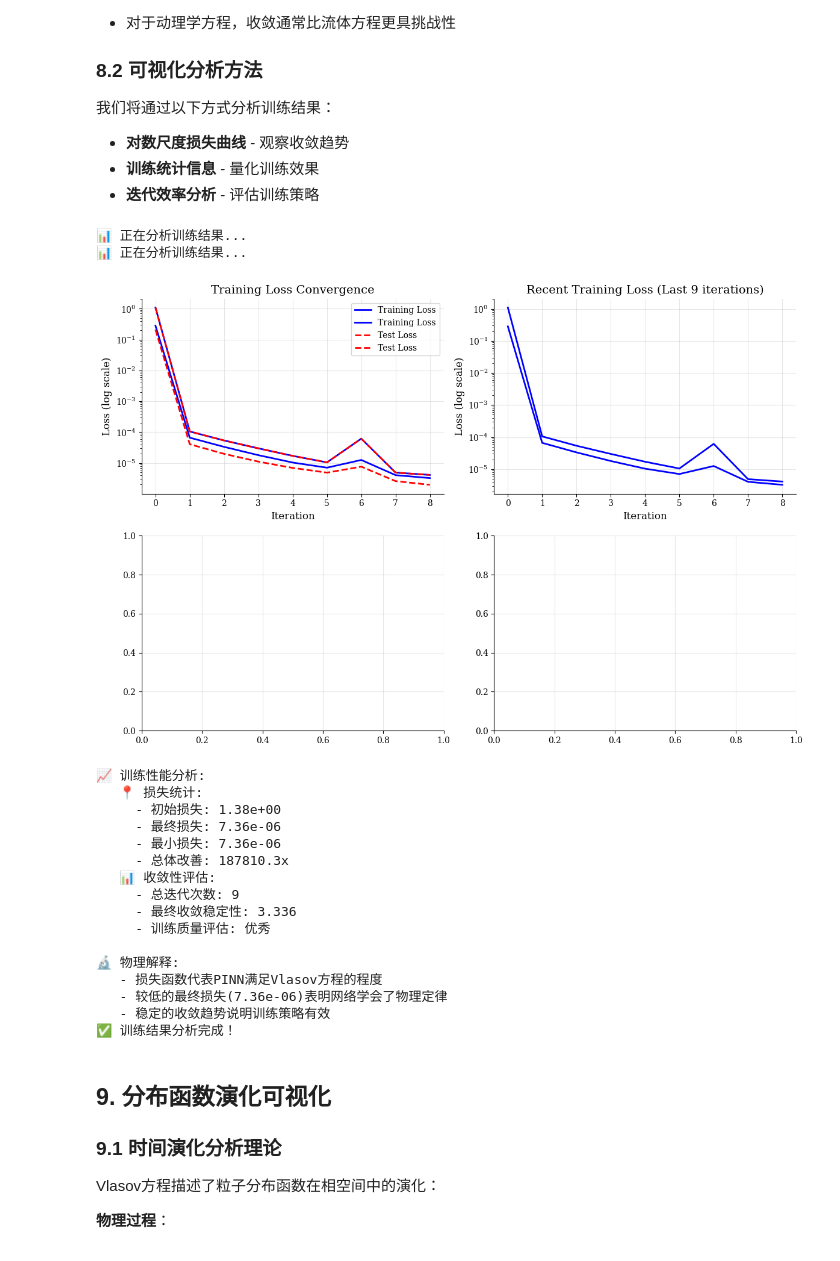
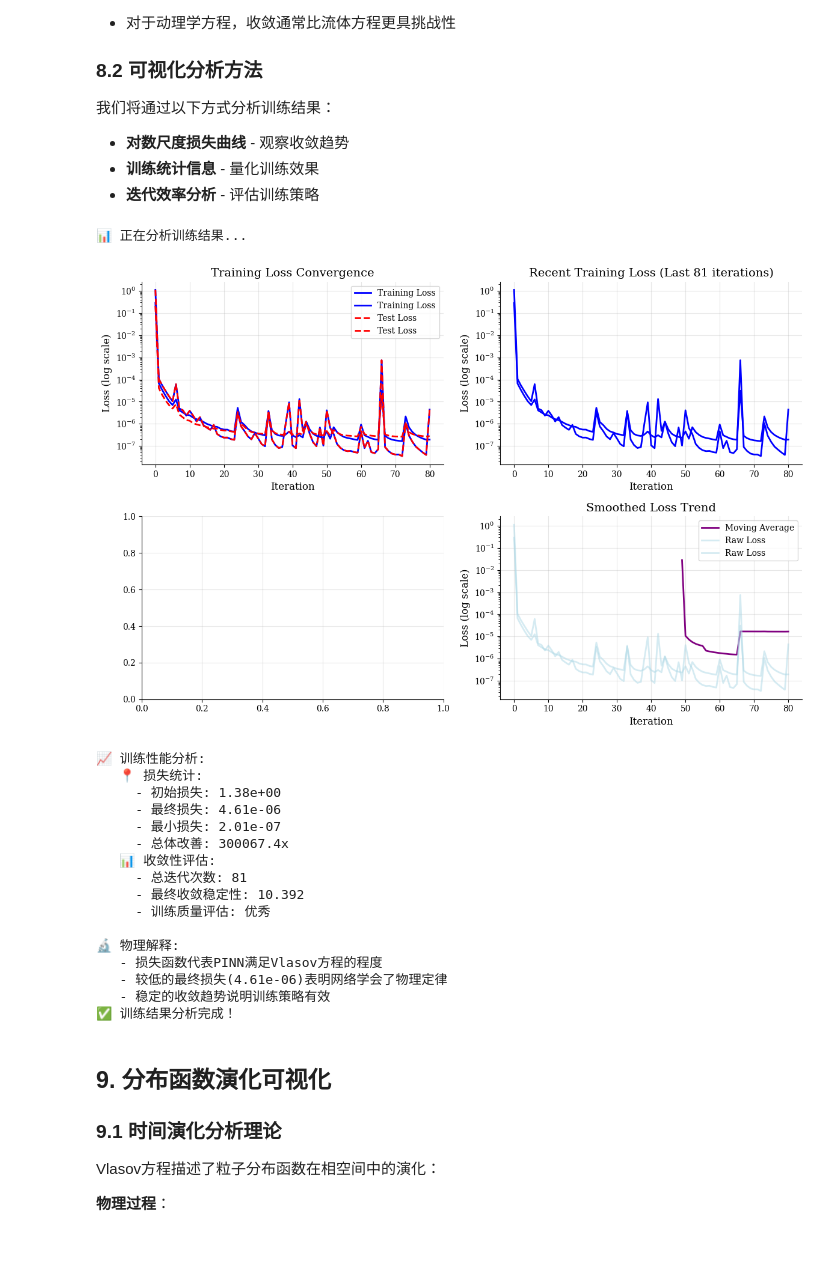
Before and after one commit to Michael-Jackson666/deepxde-learn, a Jupyter notebook: learn/tutorial/vlasov_poisson_tutorial.ipynb, the cells around one changed output. Cells and saved outputs as stored; diff of their text form; code cells hidden in the pictures.

```diff
--- a/learn/tutorial/vlasov_poisson_tutorial.ipynb
+++ b/learn/tutorial/vlasov_poisson_tutorial.ipynb
@@ -547,7 +547,7 @@ start_time = time.time()
 
 # 使用Adam优化器进行训练
 model.compile("adam", lr=0.001)
-losshistory, train_state = model.train(iterations=8000)
+losshistory, train_state = model.train(iterations=80000)
 
 # 训练完成
 train_time = time.time() - start_time
@@ -666,8 +666,10 @@ else:
     # 计算移动平均
     if len(losshistory.loss_train) > 50:
         moving_avg_window = 50
-        moving_avg = np.convolve(losshistory.loss_train,
-                               np.ones(moving_avg_window)/moving_avg_window, mode='valid')
+        moving_avg = np.convolve(
+            [float(np.sum(loss)) if hasattr(loss, '__len__') else float(loss) for loss in losshistory.loss_train],
+            np.ones(moving_avg_window)/moving_avg_window, mode='valid'
+        )
         plt.semilogy(range(moving_avg_window-1, len(losshistory.loss_train)),
                     moving_avg, 'purple', linewidth=2, label='Moving Average')
         plt.semilogy(losshistory.loss_train, 'lightblue', alpha=0.5, label='Raw Loss')
@@ -696,49 +698,48 @@ else:
     print(f"     - 最小损失: {min_loss:.2e}")
     print(f"     - 总体改善: {(initial_loss/final_loss):.1f}x")
 
     # 收敛性评估
     recent_stability = np.std(losshistory.loss_train[-100:]) / np.mean(losshistory.loss_train[-100:])
     print(f"   📊 收敛性评估:")
     print(f"     - 总迭代次数: {len(losshistory.loss_train):,}")
     print(f"     - 最终收敛稳定性: {recent_stability:.3f}")
 
     # 训练质量评估
     if final_loss < 1e-3:
         quality = "优秀"
     elif final_loss < 1e-2:
         quality = "良好"
     elif final_loss < 1e-1:
         quality = "一般"
     else:
         quality = "需要改进"
 
     print(f"     - 训练质量评估: {quality}")
 
     # 物理意义解释
     print(f"\n🔬 物理解释:")
     print(f"   - 损失函数代表PINN满足Vlasov方程的程度")
     print(f"   - 较低的最终损失({final_loss:.2e})表明网络学会了物理定律")
     print(f"   - 稳定的收敛趋势说明训练策略有效")
 
     print("✅ 训练结果分析完成！")
 # %% [output]
 📊 正在分析训练结果...
-📊 正在分析训练结果...
-[figure, old version]
+[figure, new version]
 📈 训练性能分析:
    📍 损失统计:
      - 初始损失: 1.38e+00
-     - 最终损失: 7.36e-06
-     - 最小损失: 7.36e-06
-     - 总体改善: 187810.3x
+     - 最终损失: 4.61e-06
+     - 最小损失: 2.01e-07
+     - 总体改善: 300067.4x
    📊 收敛性评估:
-     - 总迭代次数: 9
-     - 最终收敛稳定性: 3.336
+     - 总迭代次数: 81
+     - 最终收敛稳定性: 10.392
      - 训练质量评估: 优秀
 
 🔬 物理解释:
    - 损失函数代表PINN满足Vlasov方程的程度
-   - 较低的最终损失(7.36e-06)表明网络学会了物理定律
+   - 较低的最终损失(4.61e-06)表明网络学会了物理定律
    - 稳定的收敛趋势说明训练策略有效
 ✅ 训练结果分析完成！
 # %% [markdown]
```
Also changed, not shown: parts of 4 cells of this notebook, 2 other files.
